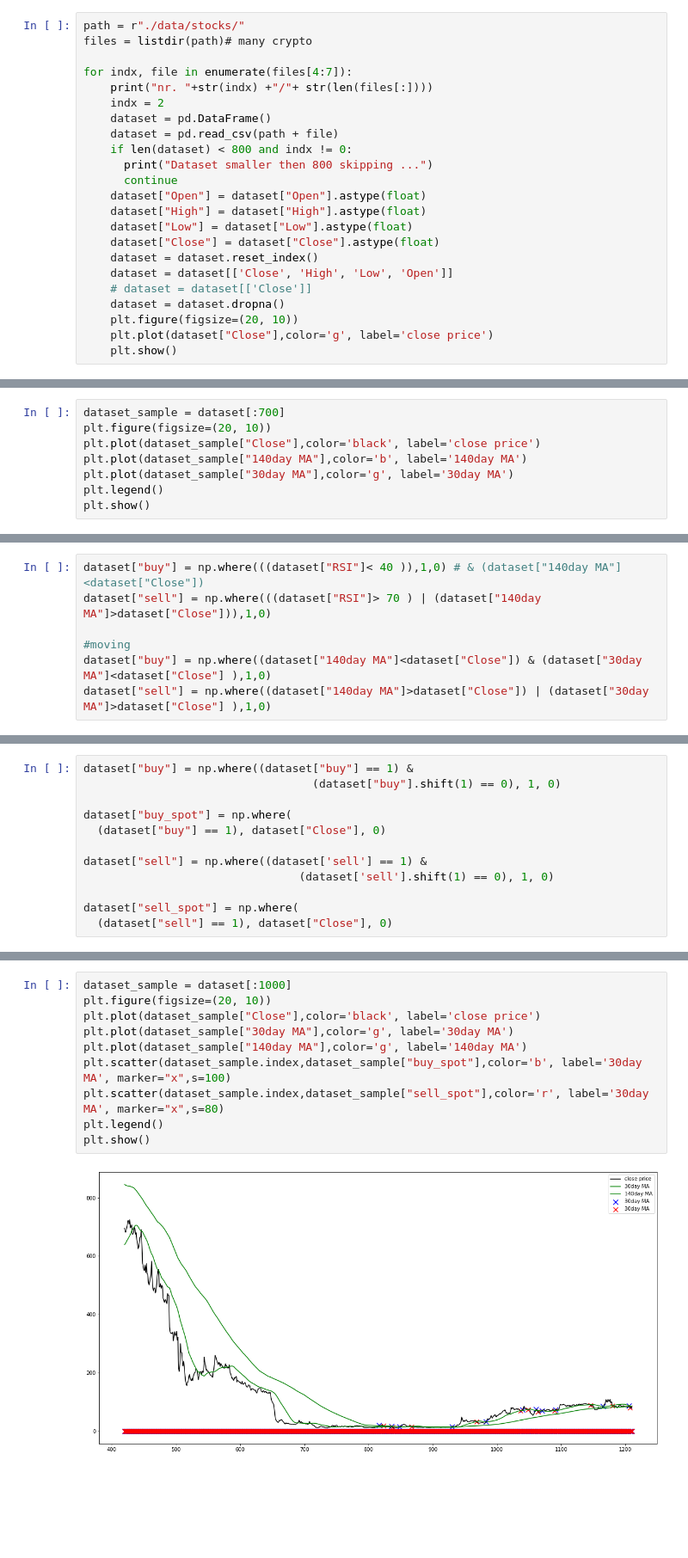
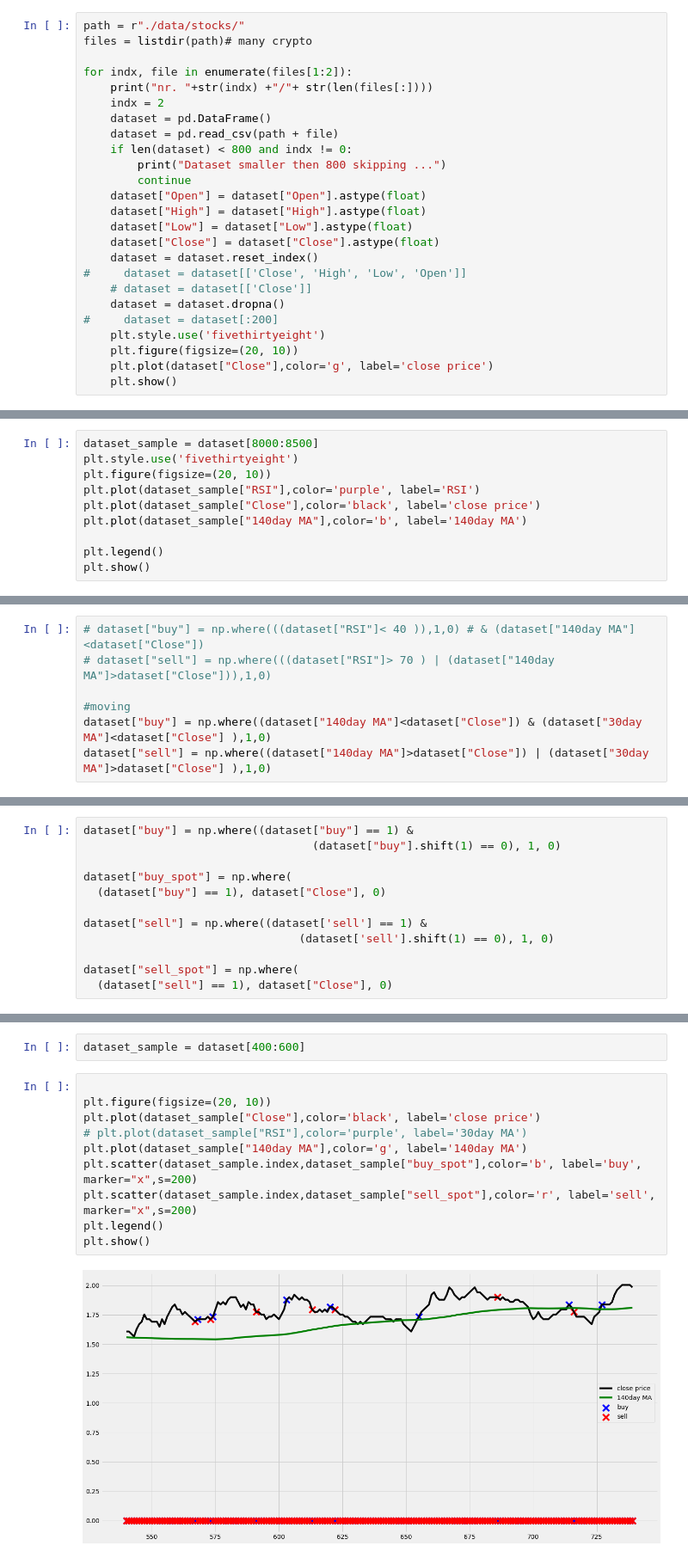
Before and after one commit to kongshaug/DS_big_project, a Jupyter notebook: Stage_2.ipynb, the cells around one changed output, grey strips where cells are left out. Shown at 86% size. Drawn from its saved outputs; the diff is of its cells as text; blank space fills up the shorter version.

```diff
--- a/Stage_2.ipynb
+++ b/Stage_2.ipynb
@@ -15,22 +11,24 @@ C:\Users\benja\Anaconda3\envs\bert\lib\site-packages\numpy\.libs\libopenblas.WCD
 path = r"./data/stocks/"
 files = listdir(path)# many crypto
 
-for indx, file in enumerate(files[4:7]):
+for indx, file in enumerate(files[1:2]):
     print("nr. "+str(indx) +"/"+ str(len(files[:])))
     indx = 2
     dataset = pd.DataFrame()
     dataset = pd.read_csv(path + file)
     if len(dataset) < 800 and indx != 0:
-      print("Dataset smaller then 800 skipping ...")
-      continue
+        print("Dataset smaller then 800 skipping ...")
+        continue
     dataset["Open"] = dataset["Open"].astype(float)
     dataset["High"] = dataset["High"].astype(float)
     dataset["Low"] = dataset["Low"].astype(float)
     dataset["Close"] = dataset["Close"].astype(float)
     dataset = dataset.reset_index()
-    dataset = dataset[['Close', 'High', 'Low', 'Open']]
+#     dataset = dataset[['Close', 'High', 'Low', 'Open']]
     # dataset = dataset[['Close']]
     dataset = dataset.dropna()
+#     dataset = dataset[:200]
+    plt.style.use('fivethirtyeight')
     plt.figure(figsize=(20, 10))
     plt.plot(dataset["Close"],color='g', label='close price')
     plt.show()
@@ -47,11 +41,13 @@ dataset['30day MA'] = dataset['Close'].shift(1).rolling(window=30).mean()
 dataset['140day MA'] = dataset['Close'].shift(1).rolling(window=140).mean()
 dataset.dropna(inplace=True)
 # %%
-dataset_sample = dataset[:700]
+dataset_sample = dataset[8000:8500]
+plt.style.use('fivethirtyeight')
 plt.figure(figsize=(20, 10))
+plt.plot(dataset_sample["RSI"],color='purple', label='RSI')
 plt.plot(dataset_sample["Close"],color='black', label='close price')
 plt.plot(dataset_sample["140day MA"],color='b', label='140day MA')
-plt.plot(dataset_sample["30day MA"],color='g', label='30day MA')
+
 plt.legend()
 plt.show()
 # %% [output]
@@ -59,6 +55,6 @@ plt.show()
 # %%
-dataset["buy"] = np.where(((dataset["RSI"]< 40 )),1,0) # & (dataset["140day MA"]<dataset["Close"])
-dataset["sell"] = np.where(((dataset["RSI"]> 70 ) | (dataset["140day MA"]>dataset["Close"])),1,0)
+# dataset["buy"] = np.where(((dataset["RSI"]< 40 )),1,0) # & (dataset["140day MA"]<dataset["Close"])
+# dataset["sell"] = np.where(((dataset["RSI"]> 70 ) | (dataset["140day MA"]>dataset["Close"])),1,0)
 
 #moving
 dataset["buy"] = np.where((dataset["140day MA"]<dataset["Close"]) & (dataset["30day MA"]<dataset["Close"] ),1,0)
@@ -110,14 +74,16 @@ dataset
+# %%
+dataset_sample = dataset[400:600]
 # %%
-dataset_sample = dataset[:1000]
+
 plt.figure(figsize=(20, 10))
 plt.plot(dataset_sample["Close"],color='black', label='close price')
-plt.plot(dataset_sample["30day MA"],color='g', label='30day MA')
+# plt.plot(dataset_sample["RSI"],color='purple', label='30day MA')
 plt.plot(dataset_sample["140day MA"],color='g', label='140day MA')
-plt.scatter(dataset_sample.index,dataset_sample["buy_spot"],color='b', label='30day MA', marker="x",s=100)
-plt.scatter(dataset_sample.index,dataset_sample["sell_spot"],color='r', label='30day MA', marker="x",s=80)
+plt.scatter(dataset_sample.index,dataset_sample["buy_spot"],color='b', label='buy', marker="x",s=200)
+plt.scatter(dataset_sample.index,dataset_sample["sell_spot"],color='r', label='sell', marker="x",s=200)
 plt.legend()
 plt.show()
 # %% [output]
-[figure, old version]
+[figure, new version]
 # %%
 dataset['Tomorrows Returns'] = 0.
```
Also changed, not shown: parts of 16 cells of this notebook, 27 other files.
